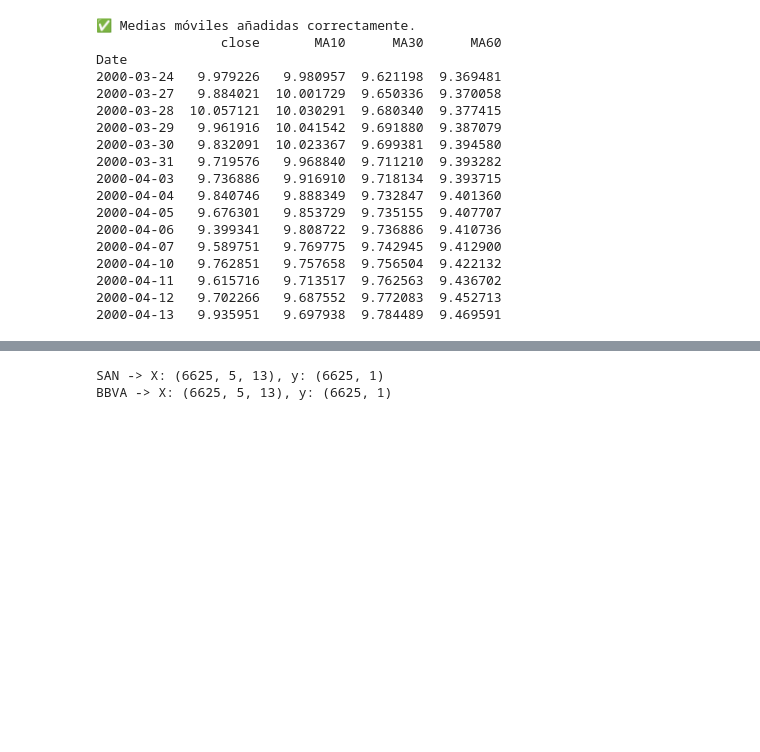
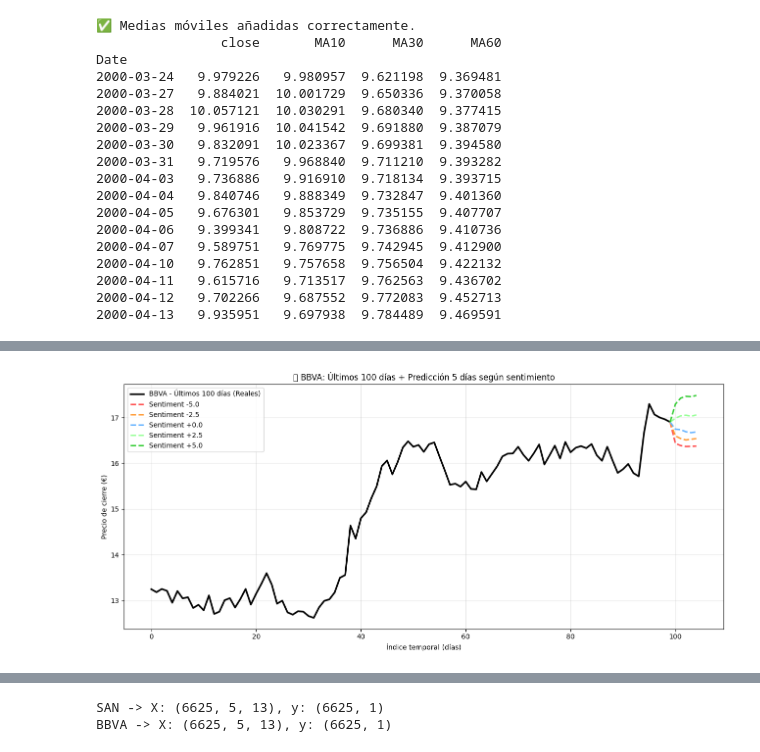
Before and after one commit to josean9/Caso02_Prediccion_BBVA_SANTANDER, a Jupyter notebook: notebooks/notebook2.ipynb, the cells around one changed output, grey strips where cells are left out. Cells and saved outputs as stored; diff of their text form; code cells hidden in the pictures; blank space fills up the shorter version.

```diff
--- a/notebooks/notebook2.ipynb
+++ b/notebooks/notebook2.ipynb
@@ -270,0 +509,83 @@ Date
+# %%
+# ========= Bloque 5: simulación por umbrales de sentimiento =========
+sentiment_thresholds = [-5.0, -2.5, 0.0, 2.5, 5.0]
+results = []
+
+@torch.no_grad()
+def predict_with_sentiment(model, features_scaled, window_size, close_idx, sent_idx, sentiment_value, device):
+    """
+    Simula predicciones modificando el sentimiento en la última ventana.
+    """
+    model.eval()
+
+    # Copiamos la última ventana
+    last_window = torch.tensor(features_scaled[-window_size:], dtype=torch.float32, device=device).unsqueeze(0)
+
+    # Sustituimos la última columna (sentimiento) por el valor forzado
+    last_window[:, :, sent_idx] = sentiment_value
+
+    preds_scaled = []
+    for _ in range(5):
+        out = model(last_window)
+        pred_scaled = out.item()
+        preds_scaled.append(pred_scaled)
+
+        # Crear nueva fila y desplazar ventana
+        new_row = last_window[:, -1, :].clone()
+        new_row[:, close_idx] = pred_scaled
+        new_row[:, sent_idx] = sentiment_value  # mantener el mismo sentimiento
+        last_window = torch.cat([last_window[:, 1:, :], new_row.unsqueeze(1)], dim=1)
+
+    return np.array(preds_scaled, dtype=np.float32)
+
+
+# 1️⃣ Identificar índice del sentimiento
+sent_idx_bbva = [i for i, c in enumerate(df_bbva.columns) if "sentiment_numeric" in c.lower()][0]
+sent_idx_san  = [i for i, c in enumerate(df_san.columns)  if "sentiment_numeric" in c.lower()][0]
+
+# 2️⃣ Simular cada umbral
+for val in sentiment_thresholds:
+    preds_scaled = predict_with_sentiment(model_bbva, features_bbva_scaled, WINDOW_SIZE, close_idx_bbva, sent_idx_bbva, val, device)
+    preds_eur = inverse_close_from_scaled(preds_scaled, scaler_bbva, features_bbva_scaled.shape[1], close_idx_bbva)
+    results.append((val, np.round(preds_eur, 3)))
+
+# 3️⃣ Mostrar resultados
+df_sim = pd.DataFrame(results, columns=["Sentiment_Value", "Predicciones_5_Días"])
+print("📈 Predicciones simuladas según sentimiento (en €):")
+print(df_sim)
+
+# ========= Bloque 6: últimos 100 días + simulaciones de sentimiento =========
+import matplotlib.pyplot as plt
+from pandas.tseries.offsets import BDay
+
+# --- 1️⃣ Obtener últimos 100 días reales ---
+real_bbva_eur = df_bbva.iloc[-100:, close_idx_bbva].to_numpy(dtype=float)
+last_date_bbva = pd.to_datetime(df_bbva.index).max()
+future_dates_bbva = pd.bdate_range(start=last_date_bbva + BDay(1), periods=5)
+sentimientos = ["Muy Negativo", "Negativo", "Neutral", "Positivo", "Muy Positivo"]
+# --- 2️⃣ Colores y labels para las simulaciones ---
+colors = ["#ff4d4d", "#ff9933", "#66b3ff", "#99ff99", "#33cc33"]
+labels = [f"Sentiment {v:+.1f}" for v in sentimientos]
+
+# --- 3️⃣ Gráfica ---
+plt.figure(figsize=(13, 6))
+
+# Parte real
+x_real = np.arange(len(real_bbva_eur))
+plt.plot(x_real, real_bbva_eur, color="black", linewidth=2.5, label="BBVA - Últimos 100 días (Reales)")
+
+# Simulaciones (cada una continúa desde el último punto real)
+for i, (val, preds) in enumerate(results):
+    x_pred = np.arange(len(real_bbva_eur)-1, len(real_bbva_eur)-1 + len(preds) + 1)
+    y_pred = np.concatenate([[real_bbva_eur[-1]], preds])
+    plt.plot(x_pred, y_pred, "--", linewidth=2.2, color=colors[i], label=labels[i])
+
+# --- 4️⃣ Formato ---
+plt.title("📊 BBVA: Últimos 100 días + Predicción 5 días según sentimiento")
+plt.xlabel("Índice temporal (días)")
+plt.ylabel("Precio de cierre (€)")
+plt.legend()
+plt.grid(True, alpha=0.3)
+plt.tight_layout()
+plt.show()
+# %% [output]
@@ -270,0 +599 @@ Date
+[figure, added]
```
Also changed, not shown: parts of 8 cells of this notebook, 3 other files.
